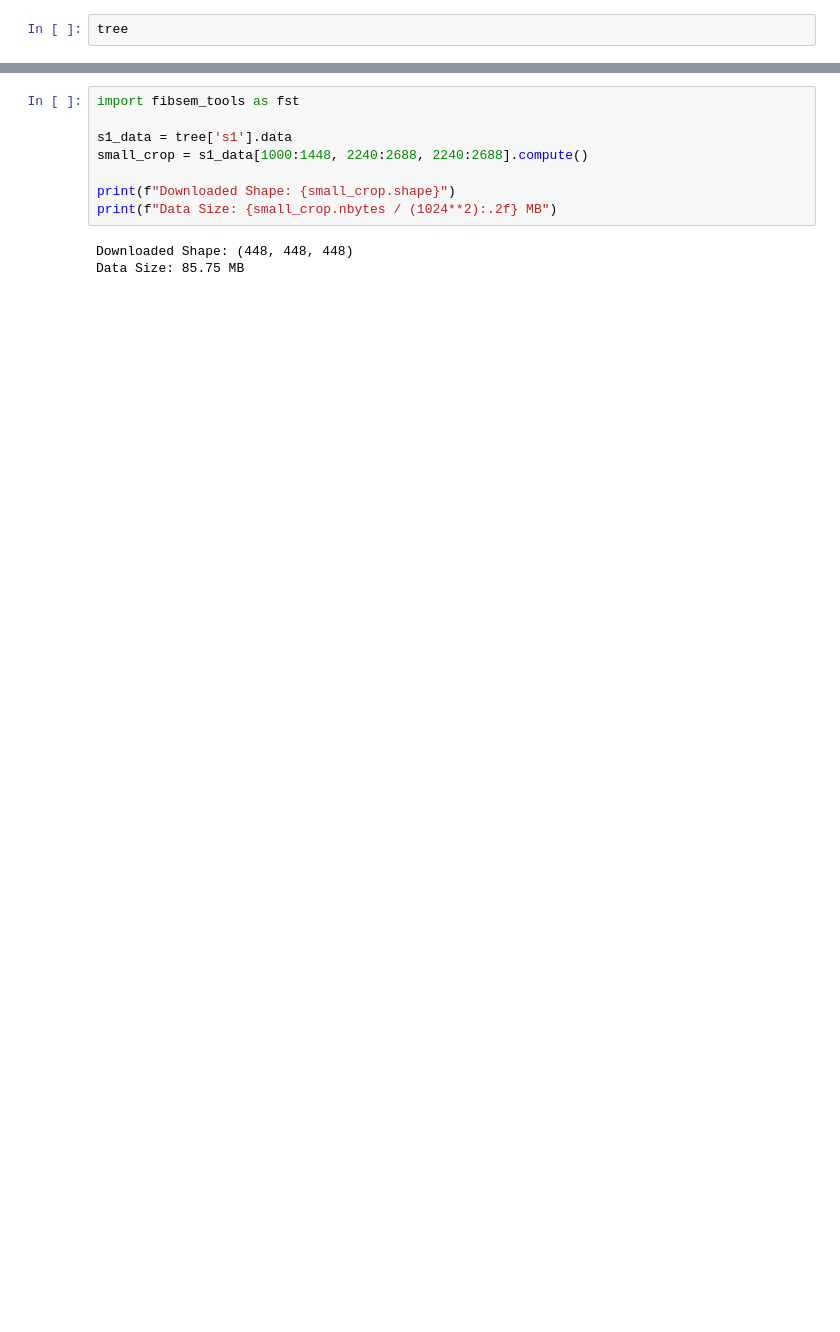
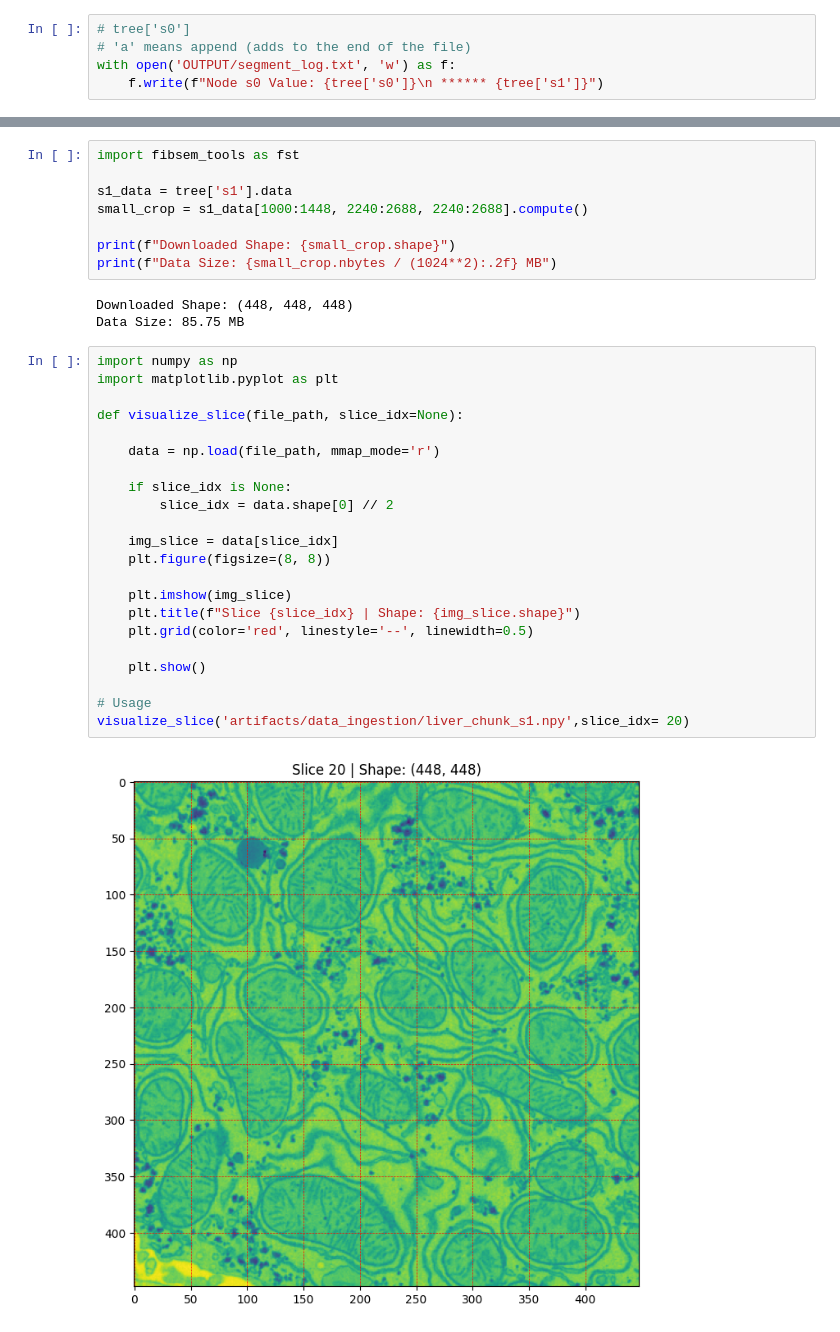
Before and after one commit to captainKLSH/HHMI_Janelia_AI_Engineer, a Jupyter notebook: research/01_data_ingestion.ipynb, the cells around one changed output, grey strips where cells are left out. Drawn from its saved outputs; the diff is of its cells as text; blank space fills up the shorter version.

Commit message:
data summary, model build&summary

```diff
--- a/research/01_data_ingestion.ipynb
+++ b/research/01_data_ingestion.ipynb
@@ -185,4 +219,7 @@ url = 's3://janelia-cosem-datasets/jrc_mus-liver/jrc_mus-liver.n5/em/fibsem-uint
 
 tree = fst.read_xarray(url, storage_options={'anon': True})
 # %%
-tree
+# tree['s0']
+# 'a' means append (adds to the end of the file)
+with open('OUTPUT/segment_log.txt', 'w') as f:
+    f.write(f"Node s0 Value: {tree['s0']}\n ****** {tree['s1']}")
@@ -223,3 +276,27 @@ print(f"Data Size: {small_crop.nbytes / (1024**2):.2f} MB")
 # %% [output]
 Downloaded Shape: (448, 448, 448)
 Data Size: 85.75 MB
+# %%
+import numpy as np
+import matplotlib.pyplot as plt
+
+def visualize_slice(file_path, slice_idx=None):
+
+    data = np.load(file_path, mmap_mode='r')
+
+    if slice_idx is None:
+        slice_idx = data.shape[0] // 2
+
+    img_slice = data[slice_idx]
+    plt.figure(figsize=(8, 8))
+
+    plt.imshow(img_slice)
+    plt.title(f"Slice {slice_idx} | Shape: {img_slice.shape}")
+    plt.grid(color='red', linestyle='--', linewidth=0.5)
+
+    plt.show()
+
+# Usage
+visualize_slice('artifacts/data_ingestion/liver_chunk_s1.npy',slice_idx= 20)
+# %% [output]
+[figure, added]
```
Also changed, not shown: parts of 11 cells of this notebook, 8 other files.
